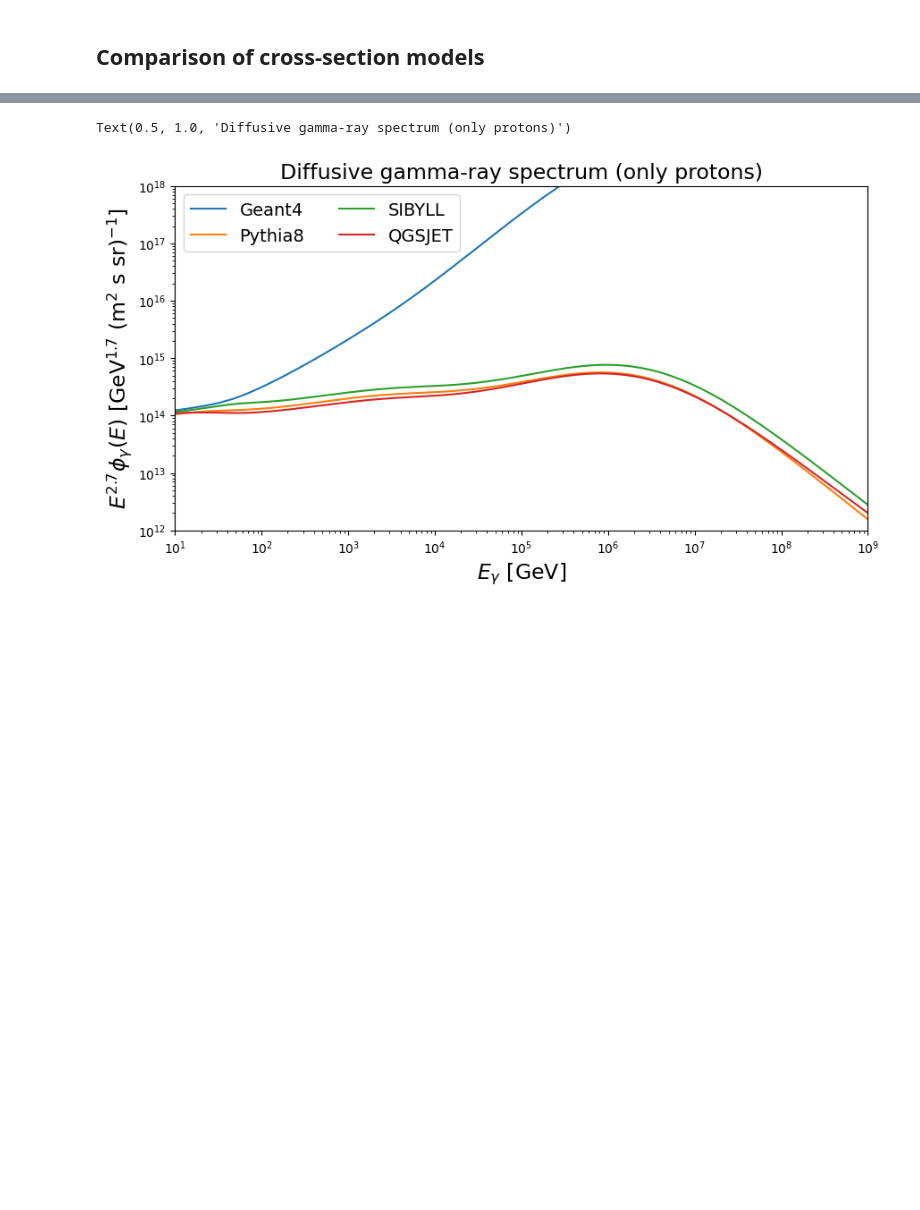
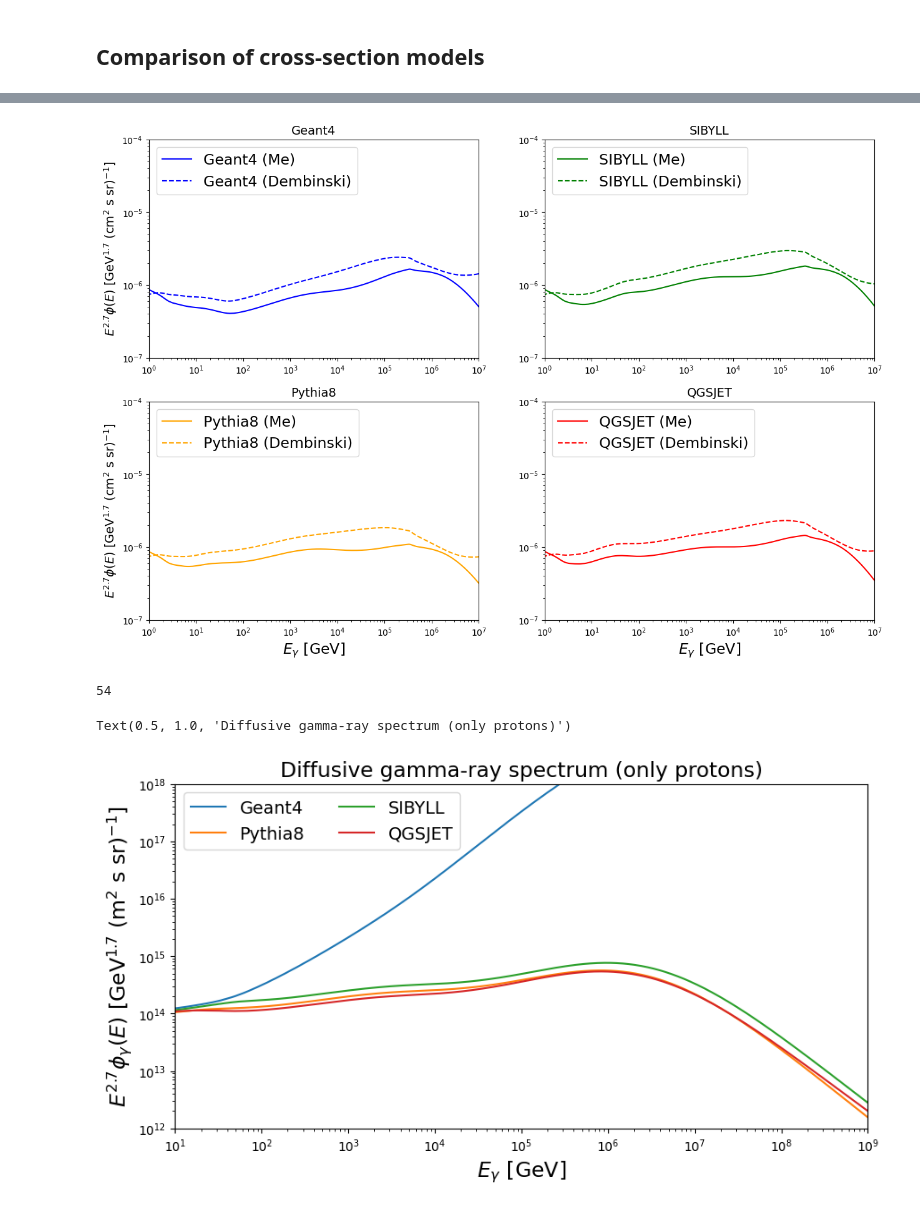
Before and after one commit to luisespinosa8/Diffusive_GammaRay_Emission, a Jupyter notebook: Comparison_Diffusive_Emission.ipynb, the cells around one changed output, grey strips where cells are left out. Cells and saved outputs as stored; diff of their text form; code cells hidden in the pictures; blank space fills up the shorter version.

```diff
--- a/Comparison_Diffusive_Emission.ipynb
+++ b/Comparison_Diffusive_Emission.ipynb
@@ -289,7 +312,7 @@ def AmaxQGSJET(T_p):
         Amax = AmaxGeant4(T_p)
     if T_p > 100.0:
         b1 = 13.16; b2 = -0.4419; b3 = 0.01439;
-        Amax = b1 * theta_p**b2 * np.exp(b3 * Ltheta_p**2.0) * sigmapiGeant4(T_p) / m_p
+        Amax = b1 * theta_p**b2 * np.exp(b3 * Ltheta_p**2.0) * sigmapiQGSJET(T_p) / m_p
     return Amax # in mb/GeV
 
 # Shape of the gamma-ray differential cross section function for a specific T_p.
@@ -374,3 +470,9 @@ def Phi_total_nucleon(E):
+# %%
+def tauABSiso(Eg, los):
+    r = los / 3.08567758128e21 #cm to kpc
+    tau = KK1(Eg) * r / (4 * np.pi)
+    return tau
+vec_tauABSiso = np.vectorize(tauABSiso)
 # %% [markdown]
 ## Computation of diffusive gamma ray emission
 # %%
@@ -405,7 +537,11 @@ vec_I_gamma = np.vectorize(I_gamma)
 # %%
 Energy_gamma = E_Dembinski
 
-Igamma_Geant4 = vec_I_gamma(Energy_gamma, 'GALPROP', 'Geant4', 'Lipari')
-Igamma_Pythia8 = vec_I_gamma(Energy_gamma, 'GALPROP', 'Pythia8', 'Lipari')
-Igamma_SIBYLL = vec_I_gamma(Energy_gamma, 'GALPROP', 'SIBYLL', 'Lipari')
-Igamma_QGSJET = vec_I_gamma(Energy_gamma, 'GALPROP', 'QGSJET', 'Lipari')
+Igamma_Lipari_Geant4 = vec_I_gamma(Energy_gamma, 0, 0, 'GALPROP', 'Geant4', 'Lipari')
+Igamma_Lipari_Pythia8 = vec_I_gamma(Energy_gamma, 0, 0, 'GALPROP', 'Pythia8', 'Lipari')
+Igamma_Lipari_SIBYLL = vec_I_gamma(Energy_gamma, 0, 0, 'GALPROP', 'SIBYLL', 'Lipari')
+Igamma_Lipari_QGSJET = vec_I_gamma(Energy_gamma, 0, 0, 'GALPROP', 'QGSJET', 'Lipari')
+Igamma_Dembinski_Geant4 = vec_I_gamma(Energy_gamma, 0, 0, 'GALPROP', 'Geant4', 'Dembinski')
+Igamma_Dembinski_Pythia8 = vec_I_gamma(Energy_gamma, 0, 0, 'GALPROP', 'Pythia8', 'Dembinski')
+Igamma_Dembinski_SIBYLL = vec_I_gamma(Energy_gamma, 0, 0, 'GALPROP', 'SIBYLL', 'Dembinski')
+Igamma_Dembinski_QGSJET = vec_I_gamma(Energy_gamma, 0, 0, 'GALPROP', 'QGSJET', 'Dembinski')
@@ -429,0 +548,45 @@ Text(0.5, 1.0, 'Diffusive gamma-ray spectrum (only protons)')
+# %%
+alpha = 2.7
+lim = 630
+
+fig, ax = plt.subplots(2, 2, figsize=(15, 10))
+#
+ax[0,0].plot(Energy_gamma[0:lim], Igamma_Lipari_Geant4[0:lim] * Energy_gamma[0:lim]**alpha, color='blue', label='Geant4 (Me)')
+ax[0,0].plot(Energy_gamma[0:lim], Igamma_Dembinski_Geant4[0:lim] * Energy_gamma[0:lim]**alpha, linestyle='--', color='blue', label='Geant4 (Dembinski)')
+ax[0,0].loglog()
+ax[0,0].set_xlim(1e0, 1e7)
+ax[0,0].set_ylim(1e-7, 1e-4)
+ax[0,0].set_ylabel(r'$E^{2.7}\phi(E)$ [GeV$^{1.7}$ (cm$^2$ s sr)$^{-1}$]', fontsize=14)
+ax[0,0].legend(ncol=1, fontsize=17, loc='upper left')
+ax[0,0].set_title('Geant4', fontsize=14)
+#
+ax[1,0].plot(Energy_gamma[0:lim], Igamma_Lipari_Pythia8[0:lim] * Energy_gamma[0:lim]**alpha, color='orange', label='Pythia8 (Me)')
+ax[1,0].plot(Energy_gamma[0:lim], Igamma_Dembinski_Pythia8[0:lim] * Energy_gamma[0:lim]**alpha, linestyle='--', color='orange', label='Pythia8 (Dembinski)')
+ax[1,0].loglog()
+ax[1,0].set_xlim(1e0, 1e7)
+ax[1,0].set_ylim(1e-7, 1e-4)
+ax[1,0].set_ylabel(r'$E^{2.7}\phi(E)$ [GeV$^{1.7}$ (cm$^2$ s sr)$^{-1}$]', fontsize=14)
+ax[1,0].set_xlabel(r'$E_\gamma$ [GeV]', fontsize=17)
+ax[1,0].legend(ncol=1, fontsize=17, loc='upper left')
+ax[1,0].set_title('Pythia8', fontsize=14)
+#
+ax[0,1].plot(Energy_gamma[0:lim], Igamma_Lipari_SIBYLL[0:lim] * Energy_gamma[0:lim]**alpha, color='green', label='SIBYLL (Me)')
+ax[0,1].plot(Energy_gamma[0:lim], Igamma_Dembinski_SIBYLL[0:lim] * Energy_gamma[0:lim]**alpha, linestyle='--', color='green', label='SIBYLL (Dembinski)')
+ax[0,1].loglog()
+ax[0,1].set_xlim(1e0, 1e7)
+ax[0,1].set_ylim(1e-7, 1e-4)
+ax[0,1].legend(ncol=1, fontsize=17, loc='upper left')
+ax[0,1].set_title('SIBYLL', fontsize=14)
+#
+ax[1,1].plot(Energy_gamma[0:lim], Igamma_Lipari_QGSJET[0:lim] * Energy_gamma[0:lim]**alpha, color='red', label='QGSJET (Me)')
+ax[1,1].plot(Energy_gamma[0:lim], Igamma_Dembinski_QGSJET[0:lim] * Energy_gamma[0:lim]**alpha, linestyle='--', color='red', label='QGSJET (Dembinski)')
+ax[1,1].loglog()
+ax[1,1].set_xlim(1e0, 1e7)
+ax[1,1].set_ylim(1e-7, 1e-4)
+ax[1,1].set_xlabel(r'$E_\gamma$ [GeV]', fontsize=17)
+ax[1,1].legend(ncol=1, fontsize=17, loc='upper left')
+ax[1,1].set_title('QGSJET', fontsize=14)
+#
+plt.savefig('Plots/gamma_comparison_overall.png')
+# %% [output]
+[figure, added]
@@ -429,0 +608,12 @@ Text(0.5, 1.0, 'Diffusive gamma-ray spectrum (only protons)')
+# %%
+# Inner Galaxy
+b_inner = np.arange(-4,5)
+l_inner = np.arange(16, 125, 10)
+
+# Outer Galaxy
+b_outer = np.arange(-4,5)
+l_outer = np.arange(126,235, 10)
+
+len(b_inner) * len(l_inner)
+# %% [output]
+54
```
Also changed, not shown: parts of 26 cells of this notebook, 16 other files.
